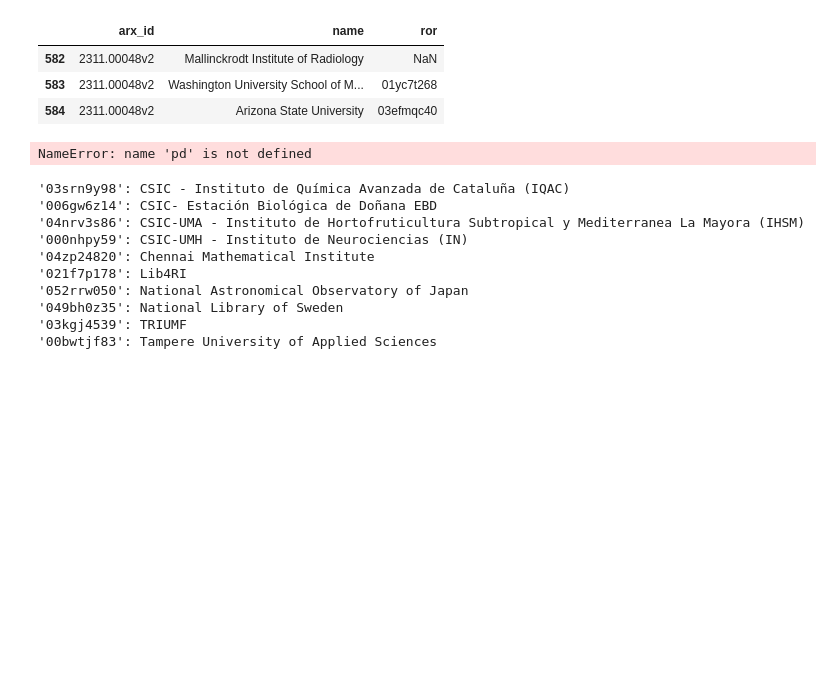
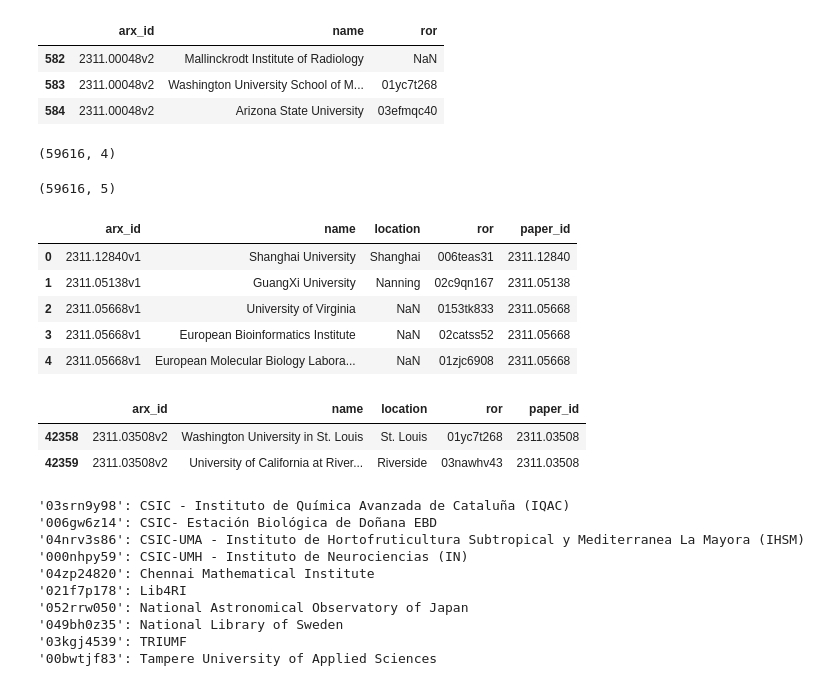
Before and after one commit to arXiv/metadata-vertexai, a Jupyter notebook: ccameron_evaluate.ipynb, the cells around one changed output. Cells and saved outputs as stored; diff of their text form; code cells hidden in the pictures; blank space fills up the shorter version.

```diff
--- a/ccameron_evaluate.ipynb
+++ b/ccameron_evaluate.ipynb
@@ -455,29 +456,39 @@ dtype: int64
 # %%
 res_df = pd.read_csv(results_file)
 
 blacklist = set([
       "00m2zh467", #ArXiv, which comes in via watermark
 ])
-res_df = res_df[~res_df['ror'].str.isin(blacklist)]
+res_df = res_df[~res_df['ror'].isin(blacklist)]
 
 append_files = [
     #"paris-sud.csv",
     #"king-college.csv",
 #    'stlouis.csv',
 #    'stlouis2.csv',
 ]
 for afile in append_files:
     afile_df = pd.read_csv(afile, dtype=str, index_col=None, usecols=['arx_id', 'name', 'ror'])
     res_df = pd.concat([res_df, afile_df], axis=0).reset_index(drop=True)
 res_df.shape
 
 res_df['paper_id'] = res_df['arx_id'].apply(lambda x: x.rsplit('v',1)[0])
 res_df.shape
 res_df.head()
 
 res_df[res_df['arx_id']=='2311.03508v2']
 # %% [output]
-NameError: name 'pd' is not defined
+(59616, 4)
+(59616, 5)
+|  | arx_id | name | location | ror | paper_id |
+| 0 | 2311.12840v1 | Shanghai University | Shanghai | 006teas31 | 2311.12840 |
+| 1 | 2311.05138v1 | GuangXi University | Nanning | 02c9qn167 | 2311.05138 |
+| 2 | 2311.05668v1 | University of Virginia | NaN | 0153tk833 | 2311.05668 |
+| 3 | 2311.05668v1 | European Bioinformatics Institute | NaN | 02catss52 | 2311.05668 |
+| 4 | 2311.05668v1 | European Molecular Biology Labora... | NaN | 01zjc6908 | 2311.05668 |
+|  | arx_id | name | location | ror | paper_id |
+| 42358 | 2311.03508v2 | Washington University in St. Louis | St. Louis | 01yc7t268 | 2311.03508 |
+| 42359 | 2311.03508v2 | University of California at River... | Riverside | 03nawhv43 | 2311.03508 |
 # %%
 skip_inst = {
     '01nsd7y51': 'CSIC - Geociencias Barcelona (GEO3BCN)',
```
Also changed, not shown: parts of 6 cells of this notebook, 3 other files.
